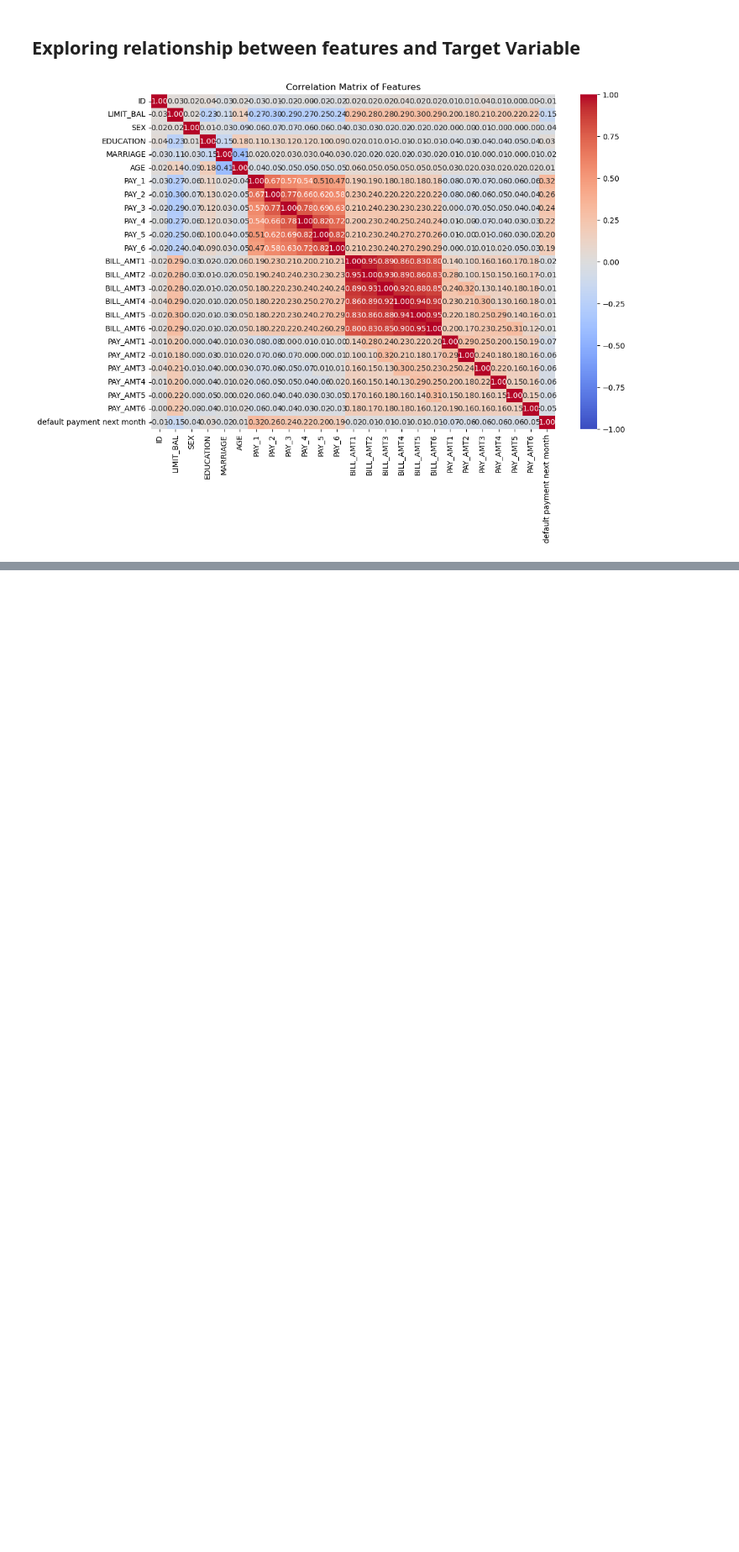
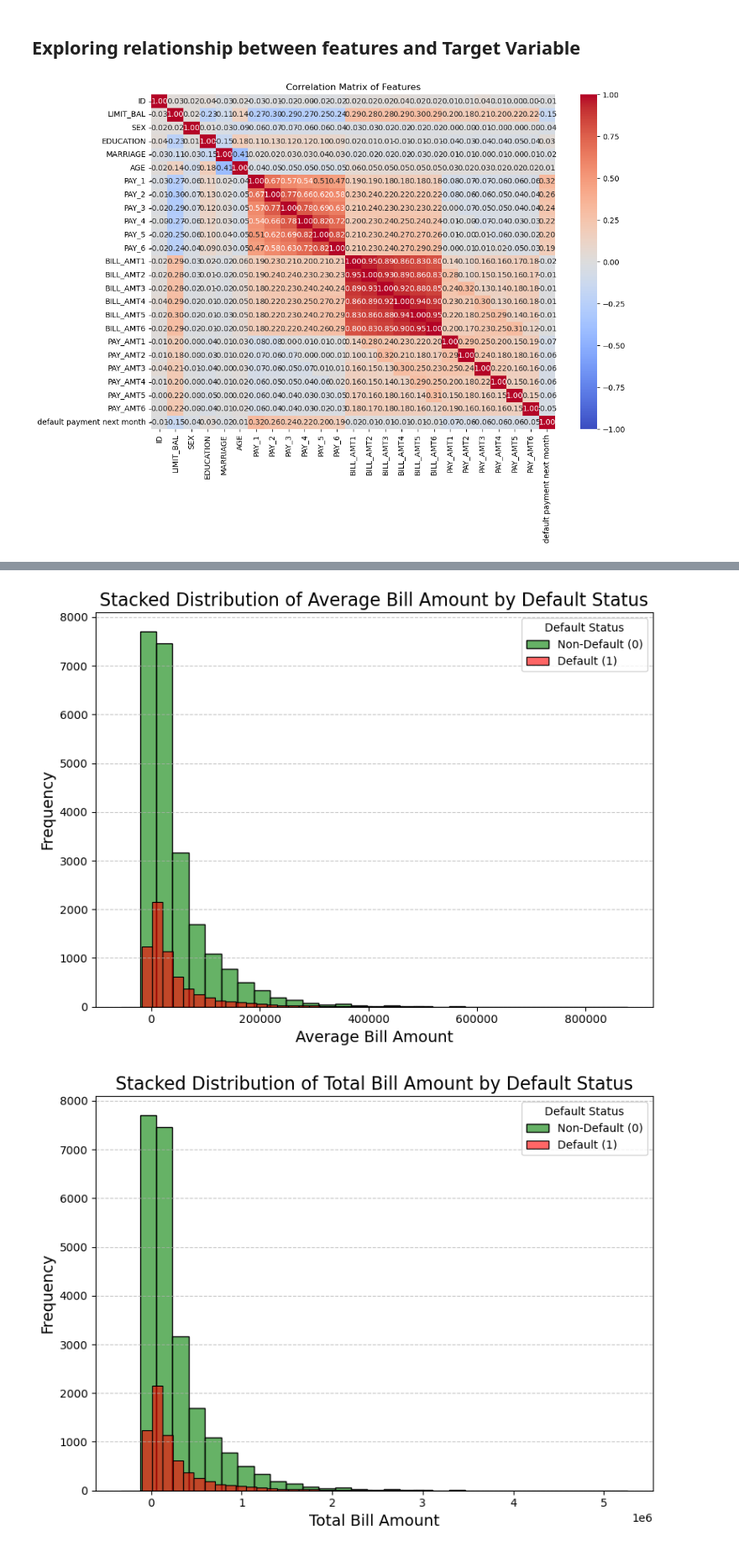
Before and after one commit to ohinson01/SDS-CP014-credit-card-default-pred, a Jupyter notebook: notebooks/Frank_Brown/Frank_Brown_Credit_Card_Prediction (1).ipynb, the cells around one changed output, grey strips where cells are left out. Shown at 84% size. Saved outputs shown, nothing was run; the diff lists cells and outputs as text; code cells hidden in the pictures; blank space fills up the shorter version.

```diff
--- a/notebooks/Frank_Brown/Frank_Brown_Credit_Card_Prediction (1).ipynb
+++ b/notebooks/Frank_Brown/Frank_Brown_Credit_Card_Prediction (1).ipynb
@@ -313,0 +318,13 @@ plt.show()
+# %%
+# Aggregate bill amounts
+df['BILL_AMT_MEAN'] = df[[f'BILL_AMT{i}' for i in range(1, 7)]].mean(axis=1)
+df['BILL_AMT_SUM'] = df[[f'BILL_AMT{i}' for i in range(1, 7)]].sum(axis=1)
+df['BILL_AMT_STD'] = df[[f'BILL_AMT{i}' for i in range(1, 7)]].std(axis=1)
+
+# Aggregate payment amounts
+df['PAY_AMT_MEAN'] = df[[f'PAY_AMT{i}' for i in range(1, 7)]].mean(axis=1)
+df['PAY_AMT_SUM'] = df[[f'PAY_AMT{i}' for i in range(1, 7)]].sum(axis=1)
+df['PAY_AMT_STD'] = df[[f'PAY_AMT{i}' for i in range(1, 7)]].std(axis=1)
+
+# Display the first few rows of the aggregated columns
+df[['BILL_AMT_MEAN', 'BILL_AMT_SUM', 'BILL_AMT_STD', 'PAY_AMT_MEAN', 'PAY_AMT_SUM', 'PAY_AMT_STD']].head()
@@ -313,0 +347,50 @@ plt.show()
+# %%
+df['PAY_TO_BILL_RATIO'] = df['PAY_AMT_SUM'] / (df['BILL_AMT_SUM'] + 1e-10)  # Avoid division by zero
+# %%
+
+
+# Define the new aggregated features to visualize
+agg_features = {
+    'BILL_AMT_MEAN': 'Average Bill Amount',
+    'BILL_AMT_SUM': 'Total Bill Amount',
+    'BILL_AMT_STD': 'Bill Amount Variability',
+    'PAY_AMT_MEAN': 'Average Payment Amount',
+    'PAY_AMT_SUM': 'Total Payment Amount',
+    'PAY_TO_BILL_RATIO': 'Payment-to-Bill Ratio'
+}
+
+# Loop through each feature and plot stacked histograms
+for feature, label in agg_features.items():
+    plt.figure(figsize=(8, 6))
+
+    # Create histogram for Non-Defaulters (0)
+    sns.histplot(
+        data=df[df['default payment next month'] == 0],
+        x=feature,
+        bins=30,
+        color='green',
+        label='Non-Default (0)',
+        alpha=0.6
+    )
+
+    # Create histogram for Defaulters (1), stacked on top
+    sns.histplot(
+        data=df[df['default payment next month'] == 1],
+        x=feature,
+        bins=30,
+        color='red',
+        label='Default (1)',
+        alpha=0.6
+    )
+
+    # Titles and labels
+    plt.title(f"Stacked Distribution of {label} by Default Status", fontsize=16)
+    plt.xlabel(label, fontsize=14)
+    plt.ylabel("Frequency", fontsize=14)
+    plt.legend(title="Default Status", loc='upper right')
+    plt.grid(axis='y', linestyle='--', alpha=0.7)
+    plt.tight_layout()
+    plt.show()
+# %% [output]
+[figure, added]
+[figure, added]
```
Also changed, not shown: parts of 6 cells of this notebook.
